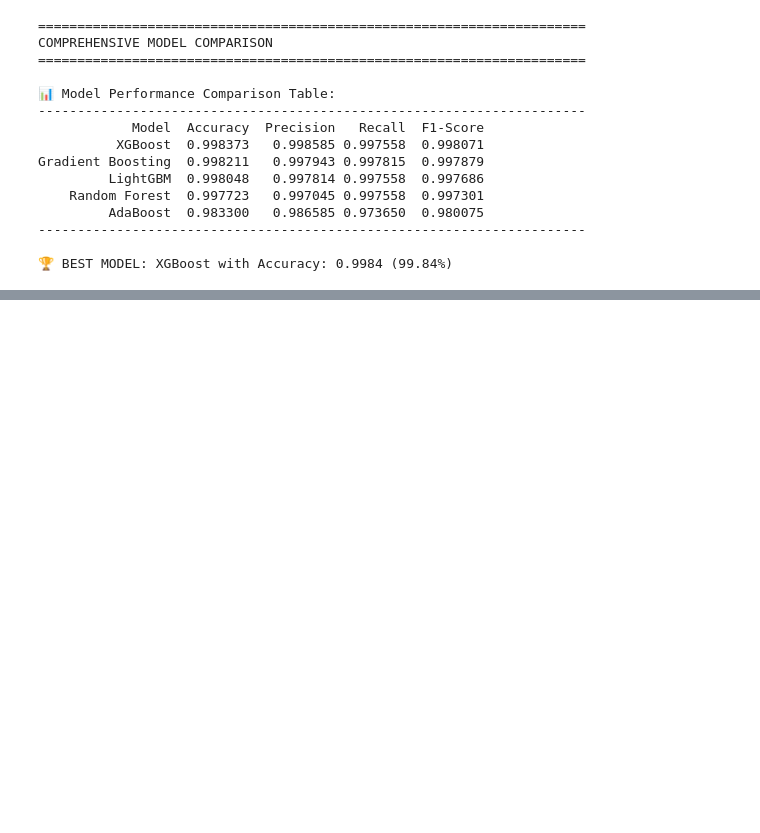
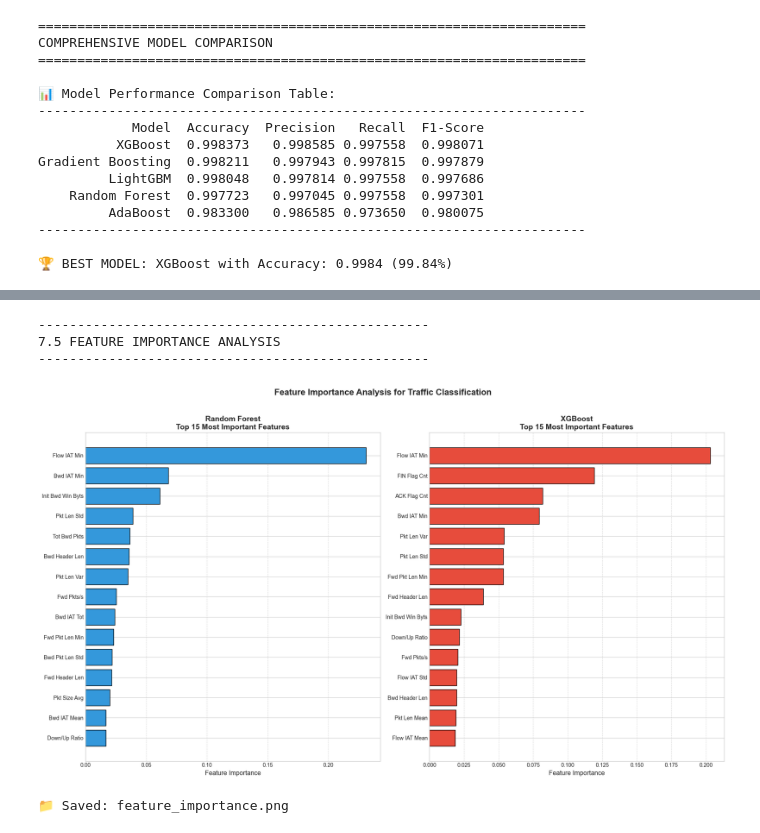
Before and after one commit to zaighumhasaan/ai-crawler-tarpits, a Jupyter notebook: 01_environment_setup.ipynb, the cells around one changed output, grey strips where cells are left out. Drawn from its saved outputs; the diff is of its cells as text; code cells hidden in the pictures; blank space fills up the shorter version.

```diff
--- a/01_environment_setup.ipynb
+++ b/01_environment_setup.ipynb
@@ -768,0 +850,41 @@ Gradient Boosting  0.998211   0.997943 0.997815  0.997879
+# %%
+# Feature Importance (Random Forest & XGBoost)
+print("\n" + "-" * 50)
+print("7.5 FEATURE IMPORTANCE ANALYSIS")
+print("-" * 50)
+
+fig, axes = plt.subplots(1, 2, figsize=(18, 10))
+
+# Random Forest Feature Importance
+rf_importance = pd.DataFrame({
+    'Feature': X.columns,
+    'Importance': models['Random Forest'].feature_importances_
+}).sort_values('Importance', ascending=True).tail(15)
+
+axes[0].barh(rf_importance['Feature'], rf_importance['Importance'], color='#3498db', edgecolor='black')
+axes[0].set_xlabel('Feature Importance', fontsize=12)
+axes[0].set_title('Random Forest\nTop 15 Most Important Features', fontsize=14, fontweight='bold')
+axes[0].xaxis.grid(True, linestyle='--', alpha=0.7)
+
+# XGBoost Feature Importance
+xgb_importance = pd.DataFrame({
+    'Feature': X.columns,
+    'Importance': models['XGBoost'].feature_importances_
+}).sort_values('Importance', ascending=True).tail(15)
+
+axes[1].barh(xgb_importance['Feature'], xgb_importance['Importance'], color='#e74c3c', edgecolor='black')
+axes[1].set_xlabel('Feature Importance', fontsize=12)
+axes[1].set_title('XGBoost\nTop 15 Most Important Features', fontsize=14, fontweight='bold')
+axes[1].xaxis.grid(True, linestyle='--', alpha=0.7)
+
+plt.suptitle('Feature Importance Analysis for Traffic Classification', fontsize=16, fontweight='bold', y=1.02)
+plt.tight_layout()
+plt.savefig('feature_importance.png', dpi=300, bbox_inches='tight')
+plt.show()
+print("\n📁 Saved: feature_importance.png")
+# %% [output]
+--------------------------------------------------
+7.5 FEATURE IMPORTANCE ANALYSIS
+--------------------------------------------------
+[figure, added]
+📁 Saved: feature_importance.png
```
Also changed, not shown: parts of 2 cells of this notebook.
